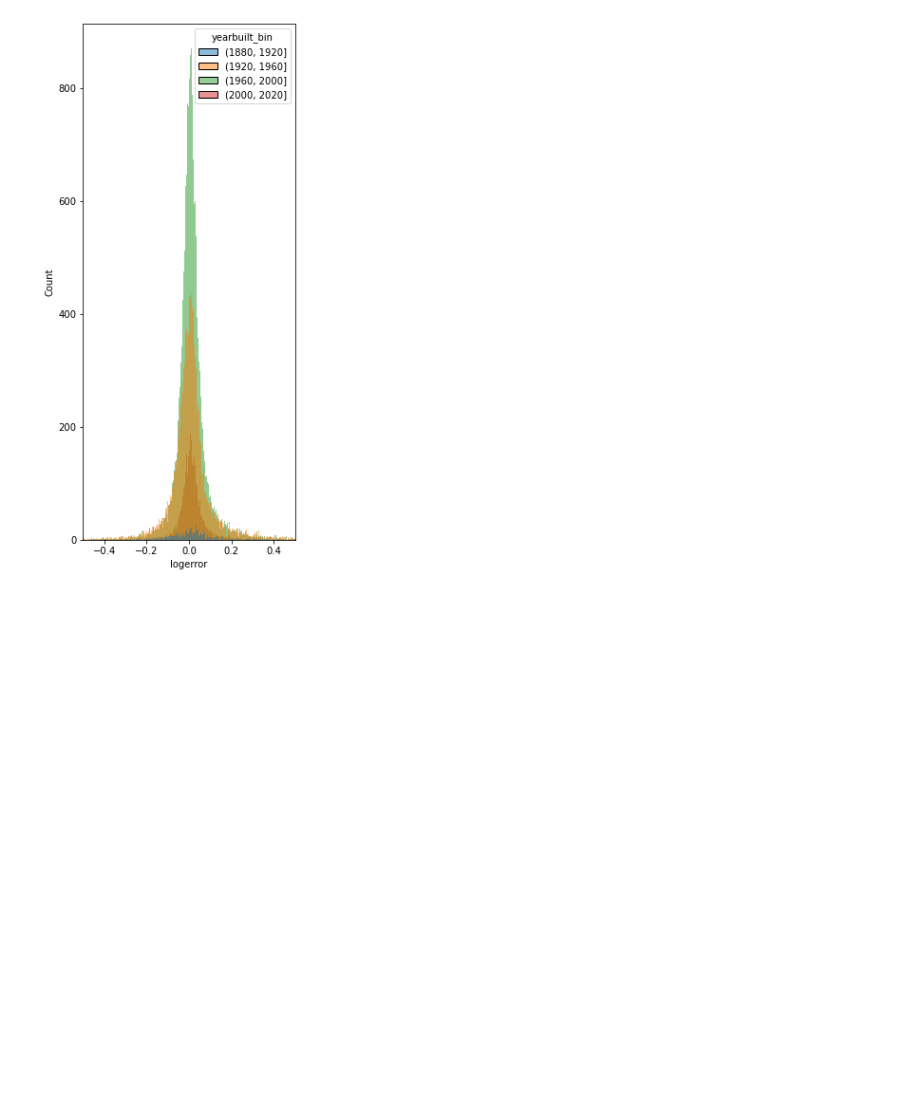
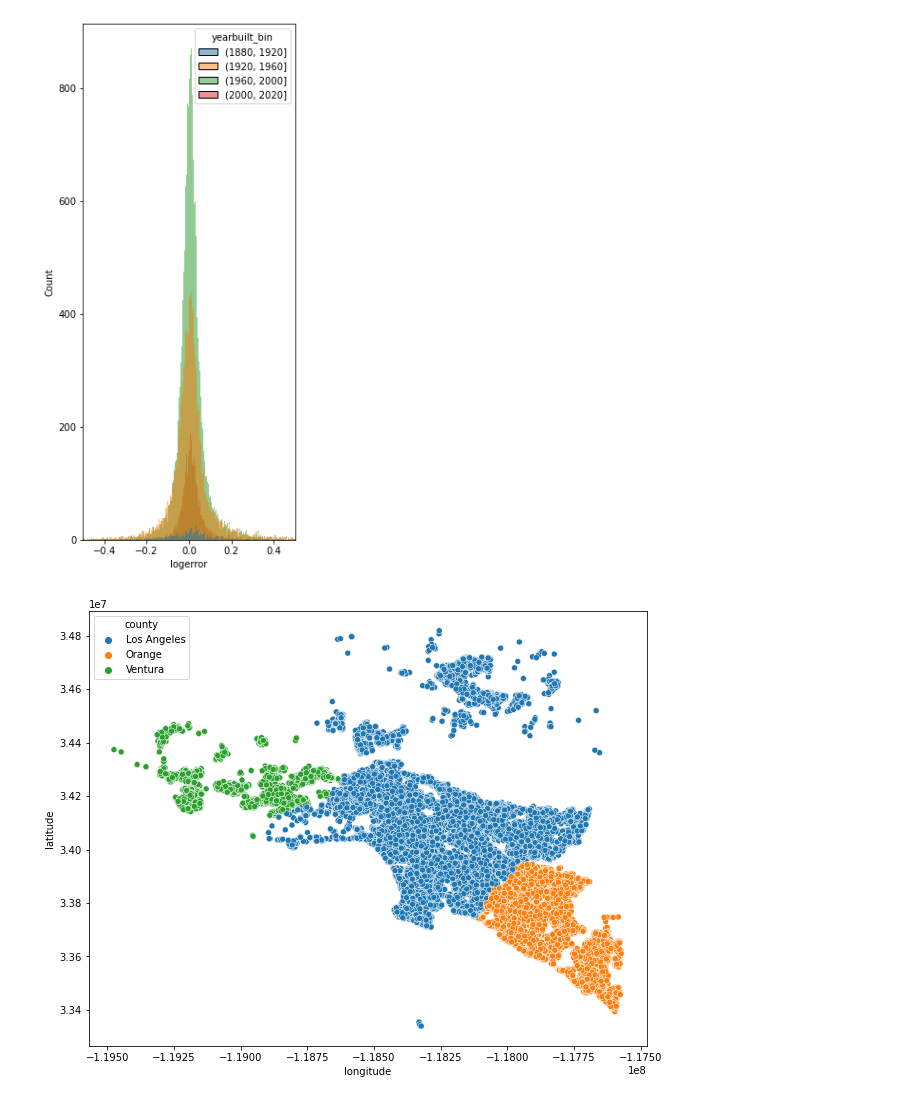
Before and after one commit to Joshua-C-Bryant/clustering-exercises, a Jupyter notebook: explore_zillow.ipynb, the cells around one changed output. Drawn from its saved outputs; the diff is of its cells as text; code cells hidden in the pictures; blank space fills up the shorter version.

```diff
--- a/explore_zillow.ipynb
+++ b/explore_zillow.ipynb
@@ -168,3 +157,9 @@ plt.xlim(-.5,.5)
 plt.show()
 # %% [output]
 [figure]
+# %%
+plt.figure(figsize=(10,8))
+sns.scatterplot(x=train.longitude,y=train.latitude,hue=train.county)
+plt.show()
+# %% [output]
+[figure, added]
```
Also changed, not shown: parts of 15 cells of this notebook.
